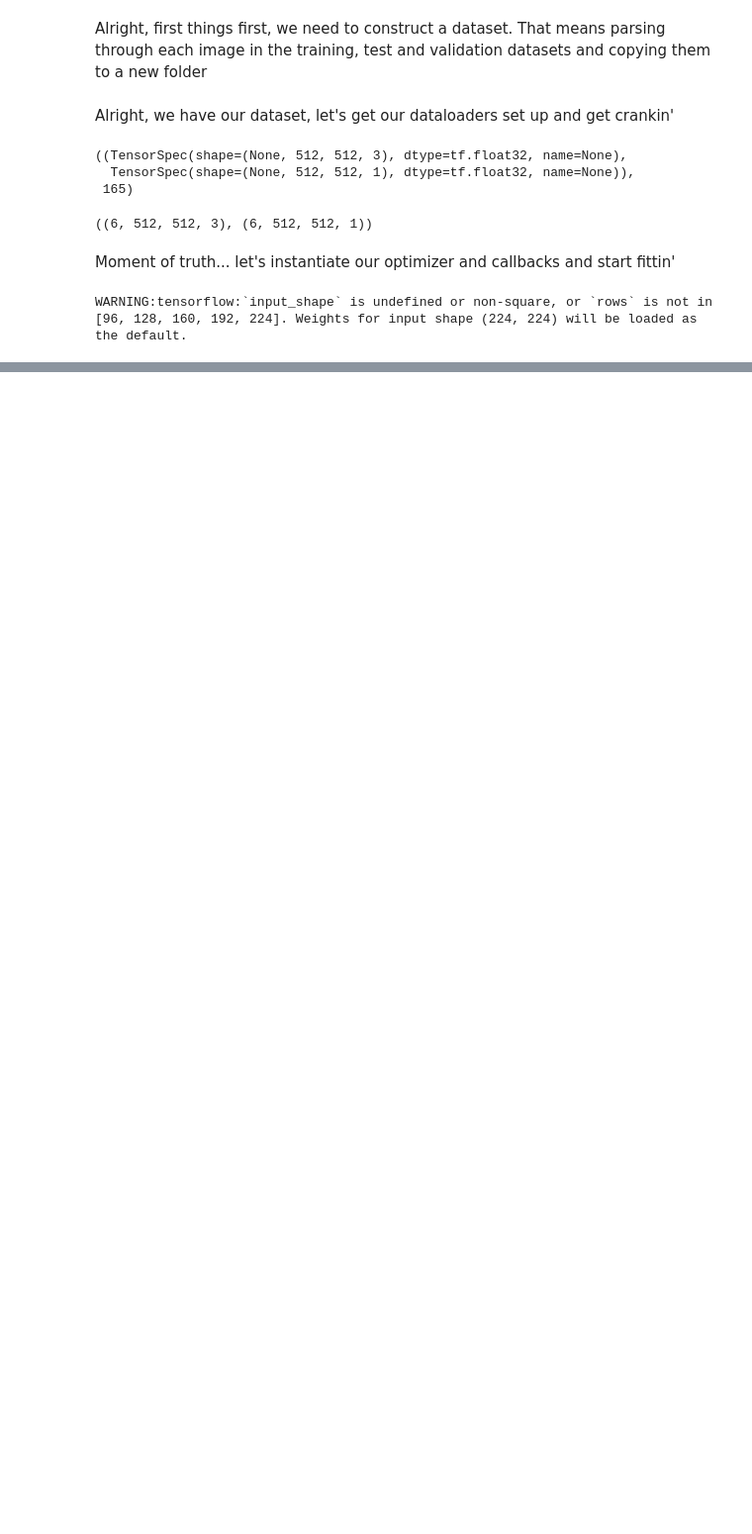
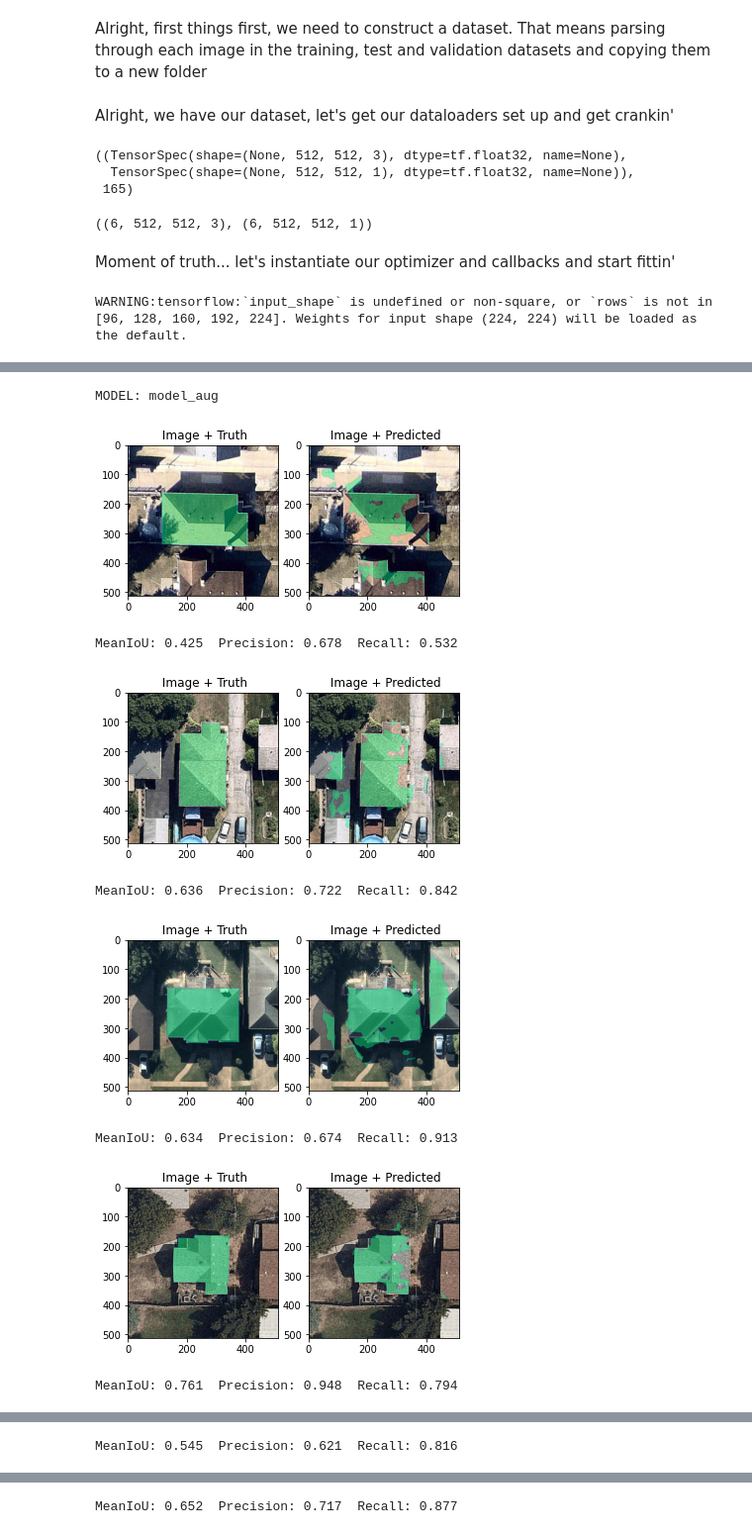
Before and after one commit to NichD/nick-dana-challenge, a Jupyter notebook: src/train_augmented_unet_attn.ipynb, the cells around one changed output, grey strips where cells are left out. Shown at 99% size. Drawn from its saved outputs; the diff is of its cells as text; code cells hidden in the pictures; blank space fills up the shorter version.

```diff
--- a/src/train_augmented_unet_attn.ipynb
+++ b/src/train_augmented_unet_attn.ipynb
@@ -356,7 +340,10 @@ MeanIoU: 0.608  Precision: 0.655  Recall: 0.896
 ... (7 outputs left out)
 # %%
+# focal tversky may be overoptimizing
+model.compile()
+
 # Define model save path
 if DEFAULT_SAVE_MODEL:
-    date_str = datetime.now().strftime('%Y%m%d-%H%M%S')
+    date_str = datetime.now().strftime('_recomp_%Y%m%d-%H%M%S')
     save_path = (base_dir.parent / 'src') / ''.join([model_savebase, date_str, '.h5'])
-    model.save(save_path)
+    model.save(save_path, signatures=True)
@@ -362,0 +353,36 @@ if DEFAULT_SAVE_MODEL:
+# %%
+# test loading model
+model_load = tf.keras.models.load_model((base_dir.parent / 'src') / ''.join([model_savebase, date_str, '.h5']))
+# %%
+# let's check the output
+print('MODEL: model_aug')
+avg_MIOU, avg_prec, avg_rec, avg_f1 = [], [], [], []
+for ii, (x, y) in enumerate(zip(test_x, test_y)):
+    x = read_data(Path(x), True)
+    y = read_data(Path(y), True, 255., False)
+    with tf.device('/cpu:0'):
+        y_pred = model_load.predict(np.expand_dims(x, axis=0))[0]
+    miou = miou_score(y, y_pred)
+    prec = precision_score(y.flatten()>0.5, y_pred.flatten()>0.5)
+    rec = recall_score(y.flatten()>0.5, y_pred.flatten()>0.5)
+    if ii % 20 == 2:
+        visualize_image_and_mask(x, y, y_pred>0.5)
+        print(f'MeanIoU: {miou:.3f}  Precision: {prec:.3f}  Recall: {rec:.3f}')
+
+    avg_MIOU.append(miou)
+    avg_prec.append(prec)
+    avg_rec.append(rec)
+
+print(f'Final MeanIoU:   {np.mean(avg_MIOU):.3f}')
+print(f'Final Precision: {np.mean(avg_prec):.3f}')
+print(f'Final Recall:    {np.mean(avg_rec):.3f}')
+# %% [output]
+MODEL: model_aug
+[figure, added]
+MeanIoU: 0.425  Precision: 0.678  Recall: 0.532
+[figure, added]
+MeanIoU: 0.636  Precision: 0.722  Recall: 0.842
+[figure, added]
+MeanIoU: 0.634  Precision: 0.674  Recall: 0.913
+[figure, added]
+MeanIoU: 0.761  Precision: 0.948  Recall: 0.794
@@ -362,0 +390 @@ if DEFAULT_SAVE_MODEL:
+MeanIoU: 0.545  Precision: 0.621  Recall: 0.816
@@ -362,0 +392 @@ if DEFAULT_SAVE_MODEL:
+MeanIoU: 0.652  Precision: 0.717  Recall: 0.877
```
Also changed, not shown: parts of 13 cells of this notebook, 6 other files.
